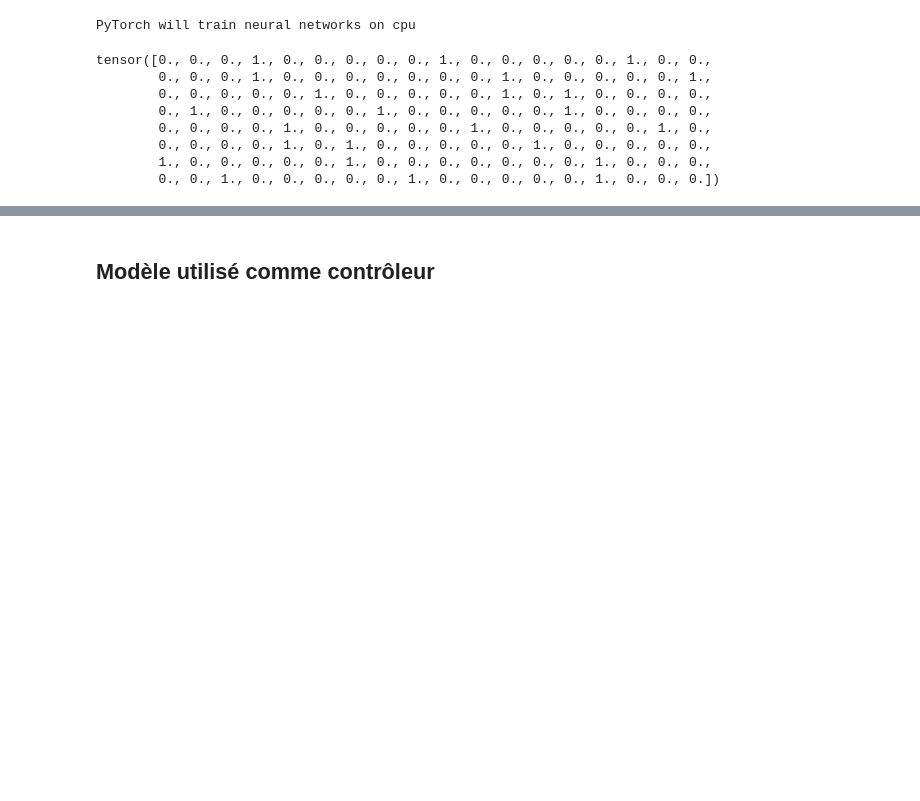
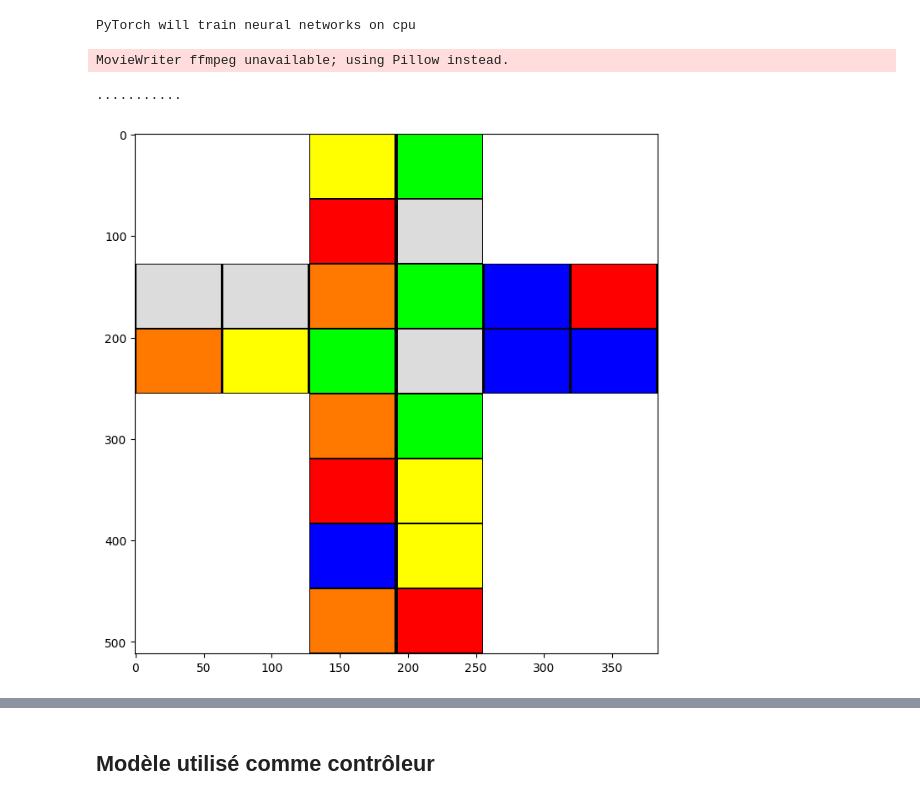
Before and after one commit to jacedoir/INF581_Cube, a Jupyter notebook: adi.ipynb, the cells around one changed output, grey strips where cells are left out. Cells and saved outputs as stored; diff of their text form; code cells hidden in the pictures; blank space fills up the shorter version.

```diff
--- a/adi.ipynb
+++ b/adi.ipynb
@@ -50,15 +50,12 @@ PyTorch will train neural networks on cpu
 # %%
 env = CubeEnv(device=device)
 env.reset()
-print(env._get_obs())
-# env.reset()
-# env.shuffle(25)
+states=[env.state]
+for i in range(10) :
+    env.step(env.action_space.sample())
+    states.append(env.state)
+env.animate_frames(states)
 # %% [output]
-tensor([0., 0., 0., 1., 0., 0., 0., 0., 0., 1., 0., 0., 0., 0., 0., 1., 0., 0.,
-        0., 0., 0., 1., 0., 0., 0., 0., 0., 0., 0., 1., 0., 0., 0., 0., 0., 1.,
-        0., 0., 0., 0., 0., 1., 0., 0., 0., 0., 0., 1., 0., 1., 0., 0., 0., 0.,
-        0., 1., 0., 0., 0., 0., 0., 1., 0., 0., 0., 0., 0., 1., 0., 0., 0., 0.,
-        0., 0., 0., 0., 1., 0., 0., 0., 0., 0., 1., 0., 0., 0., 0., 0., 1., 0.,
-        0., 0., 0., 0., 1., 0., 1., 0., 0., 0., 0., 0., 1., 0., 0., 0., 0., 0.,
-        1., 0., 0., 0., 0., 0., 1., 0., 0., 0., 0., 0., 0., 0., 1., 0., 0., 0.,
-        0., 0., 1., 0., 0., 0., 0., 0., 1., 0., 0., 0., 0., 0., 1., 0., 0., 0.])
+MovieWriter ffmpeg unavailable; using Pillow instead.
+...........
+[figure, added]
```
Also changed, not shown: parts of 2 cells of this notebook, 1 other file.
